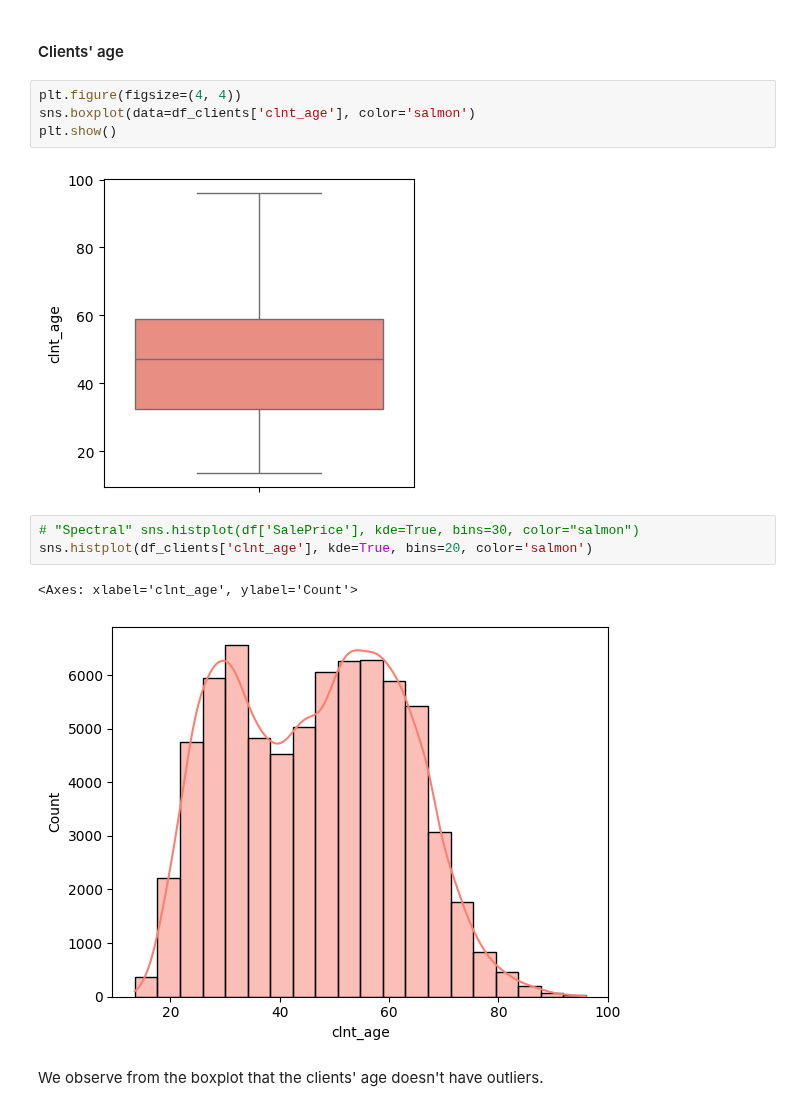
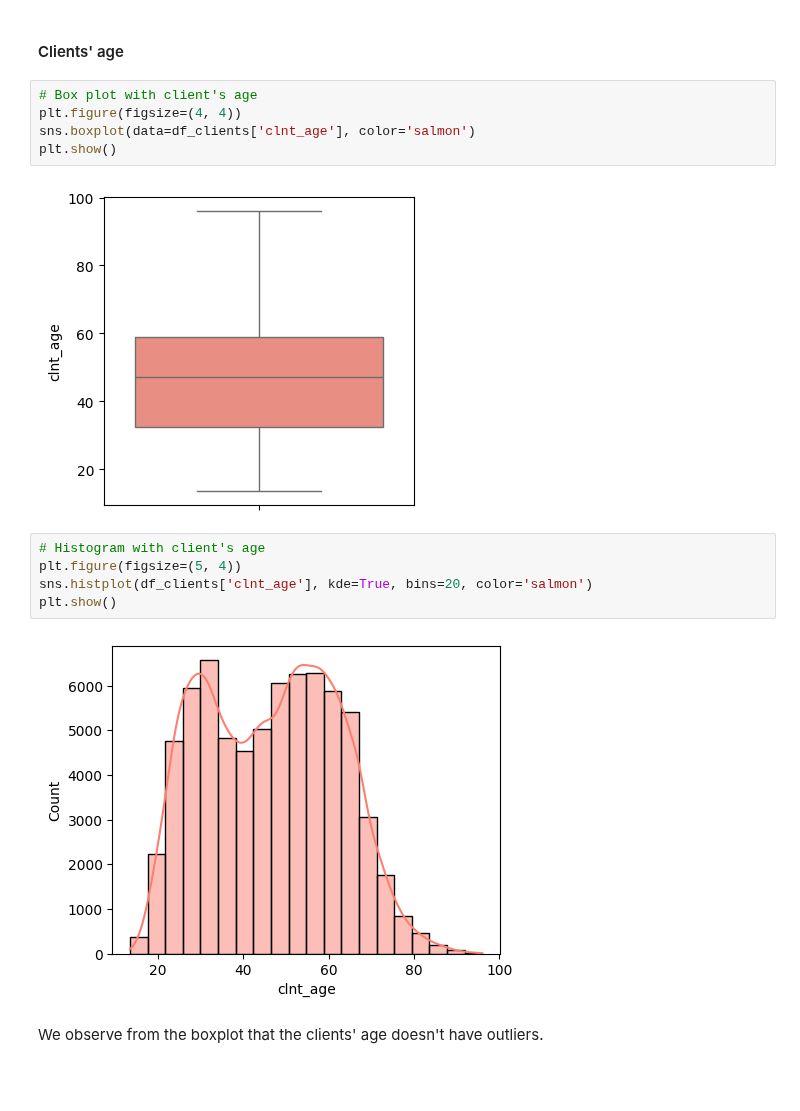
Before and after one commit to dimitsagk/AB_Testing_Analysis, a Jupyter notebook: notebooks/Project_2_02Cleaning+EDA.ipynb, the cells around one changed output. Cells and saved outputs as stored; diff of their text form; blank space fills up the shorter version.

```diff
--- a/notebooks/Project_2_02Cleaning+EDA.ipynb
+++ b/notebooks/Project_2_02Cleaning+EDA.ipynb
@@ -36,17 +36,19 @@ df_clients, df_trace, df_roster, df_clients_with_na = cleaning(df_clients, df_tr
 # %% [markdown]
 #### Clients' age
 # %%
+# Box plot with client's age
 plt.figure(figsize=(4, 4))
 sns.boxplot(data=df_clients['clnt_age'], color='salmon')
 plt.show()
 # %% [output]
 [figure]
 # %%
-# "Spectral" sns.histplot(df['SalePrice'], kde=True, bins=30, color="salmon")
+# Histogram with client's age
+plt.figure(figsize=(5, 4))
 sns.histplot(df_clients['clnt_age'], kde=True, bins=20, color='salmon')
+plt.show()
 # %% [output]
-<Axes: xlabel='clnt_age', ylabel='Count'>
-[figure, old version]
+[figure, new version]
 # %% [markdown]
 We observe from the boxplot that the clients' age doesn't have outliers.
 # %%
```
Also changed, not shown: parts of 26 cells of this notebook.
